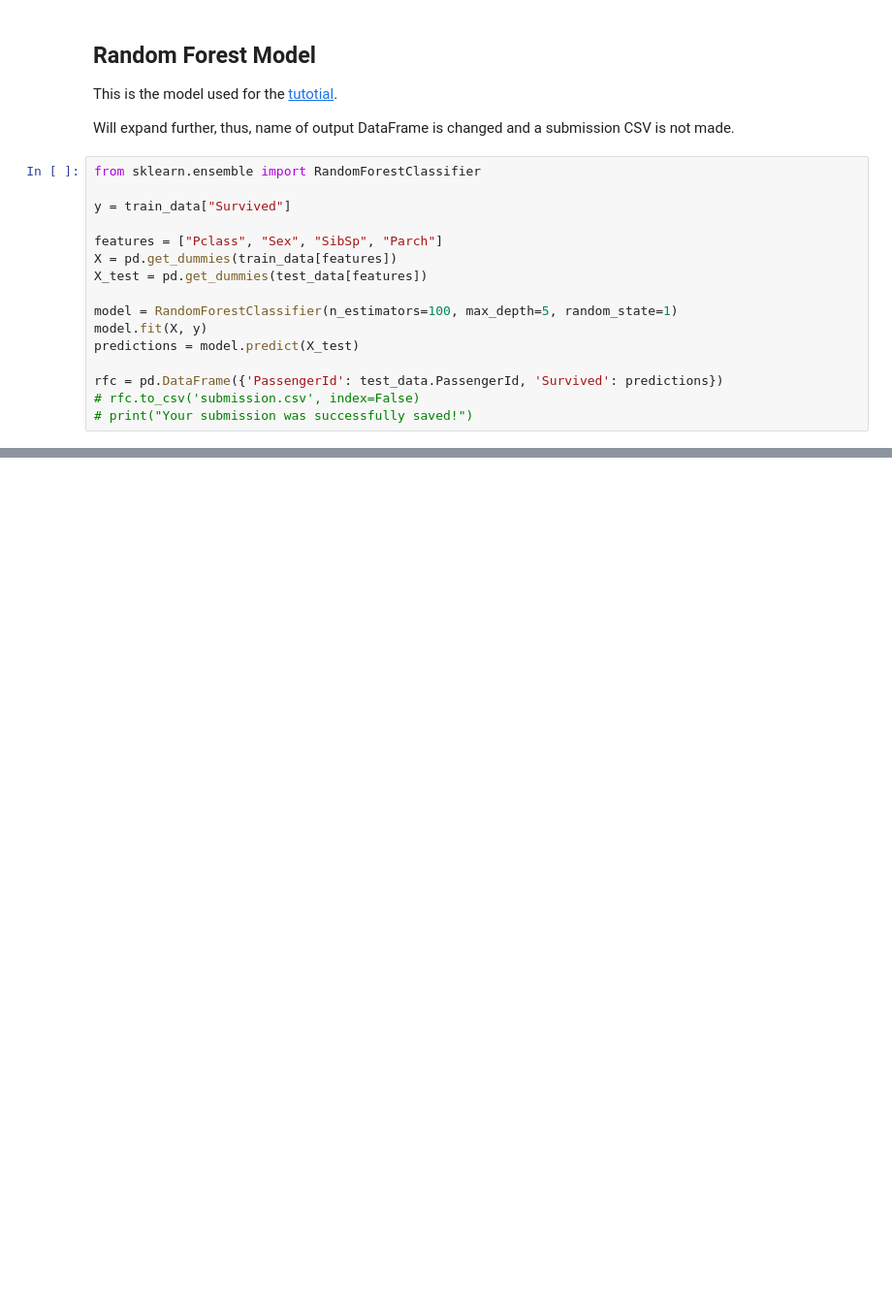
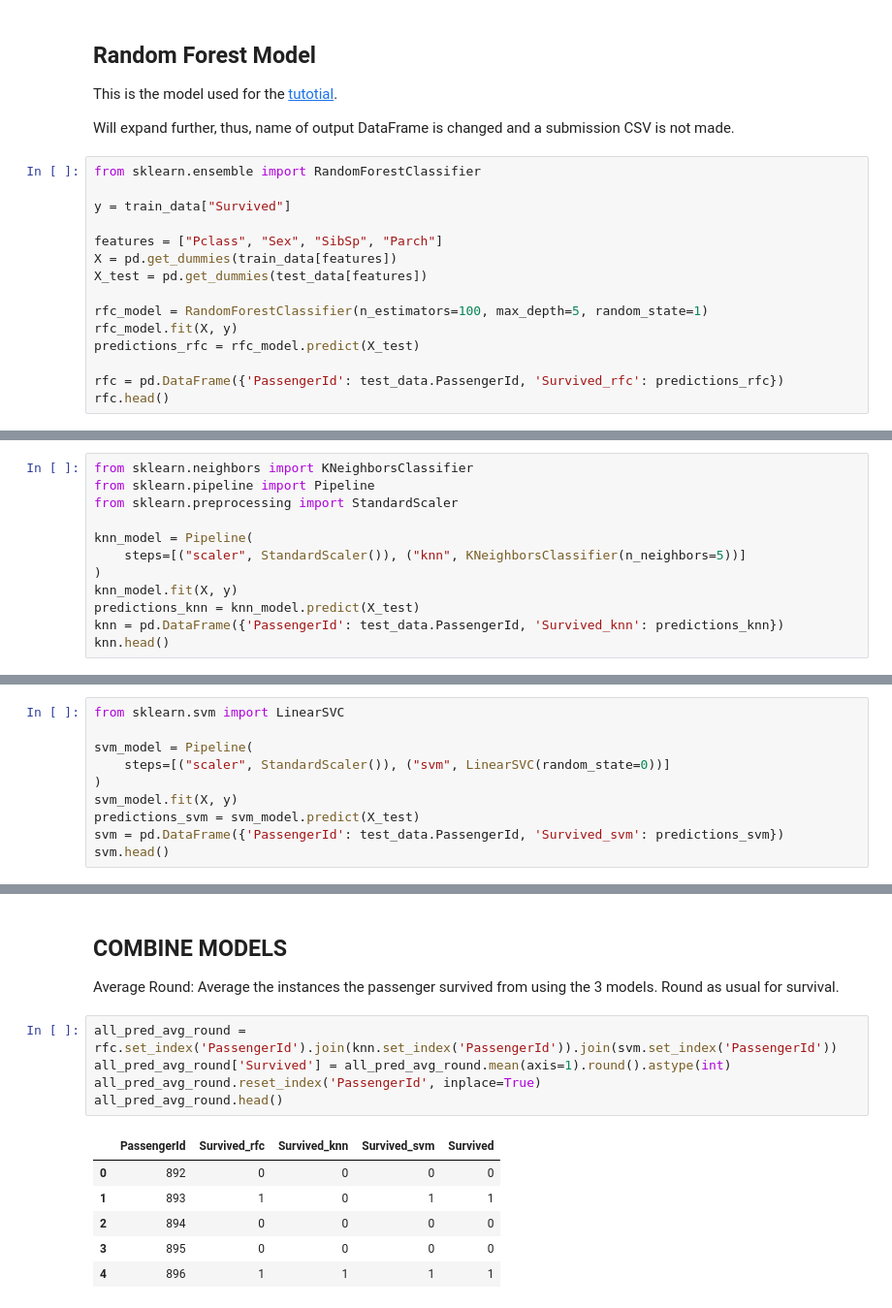
Before and after one commit to smin0303/kaggle-titanic, a Jupyter notebook: titanic.ipynb, the cells around one changed output, grey strips where cells are left out. Shown at 97% size. Cells and saved outputs as stored; diff of their text form; blank space fills up the shorter version.

```diff
--- a/titanic.ipynb
+++ b/titanic.ipynb
@@ -158,10 +158,9 @@ features = ["Pclass", "Sex", "SibSp", "Parch"]
 X = pd.get_dummies(train_data[features])
 X_test = pd.get_dummies(test_data[features])
 
-model = RandomForestClassifier(n_estimators=100, max_depth=5, random_state=1)
-model.fit(X, y)
-predictions = model.predict(X_test)
+rfc_model = RandomForestClassifier(n_estimators=100, max_depth=5, random_state=1)
+rfc_model.fit(X, y)
+predictions_rfc = rfc_model.predict(X_test)
 
-rfc = pd.DataFrame({'PassengerId': test_data.PassengerId, 'Survived': predictions})
-# rfc.to_csv('submission.csv', index=False)
-# print("Your submission was successfully saved!")
+rfc = pd.DataFrame({'PassengerId': test_data.PassengerId, 'Survived_rfc': predictions_rfc})
+rfc.head()
@@ -176,0 +176,12 @@ rfc.head()
+# %%
+from sklearn.neighbors import KNeighborsClassifier
+from sklearn.pipeline import Pipeline
+from sklearn.preprocessing import StandardScaler
+
+knn_model = Pipeline(
+    steps=[("scaler", StandardScaler()), ("knn", KNeighborsClassifier(n_neighbors=5))]
+)
+knn_model.fit(X, y)
+predictions_knn = knn_model.predict(X_test)
+knn = pd.DataFrame({'PassengerId': test_data.PassengerId, 'Survived_knn': predictions_knn})
+knn.head()
@@ -176,0 +197,10 @@ rfc.head()
+# %%
+from sklearn.svm import LinearSVC
+
+svm_model = Pipeline(
+    steps=[("scaler", StandardScaler()), ("svm", LinearSVC(random_state=0))]
+)
+svm_model.fit(X, y)
+predictions_svm = svm_model.predict(X_test)
+svm = pd.DataFrame({'PassengerId': test_data.PassengerId, 'Survived_svm': predictions_svm})
+svm.head()
@@ -176,0 +214,16 @@ rfc.head()
+# %% [markdown]
+## COMBINE MODELS
+
+Average Round: Average the instances the passenger survived from using the 3 models. Round as usual for survival.
+# %%
+all_pred_avg_round = rfc.set_index('PassengerId').join(knn.set_index('PassengerId')).join(svm.set_index('PassengerId'))
+all_pred_avg_round['Survived'] = all_pred_avg_round.mean(axis=1).round().astype(int)
+all_pred_avg_round.reset_index('PassengerId', inplace=True)
+all_pred_avg_round.head()
+# %% [output]
+|  | PassengerId | Survived_rfc | Survived_knn | Survived_svm | Survived |
+| 0 | 892 | 0 | 0 | 0 | 0 |
+| 1 | 893 | 1 | 0 | 1 | 1 |
+| 2 | 894 | 0 | 0 | 0 | 0 |
+| 3 | 895 | 0 | 0 | 0 | 0 |
+| 4 | 896 | 1 | 1 | 1 | 1 |
```
Also changed, not shown: parts of 12 cells of this notebook, 2 other files.
